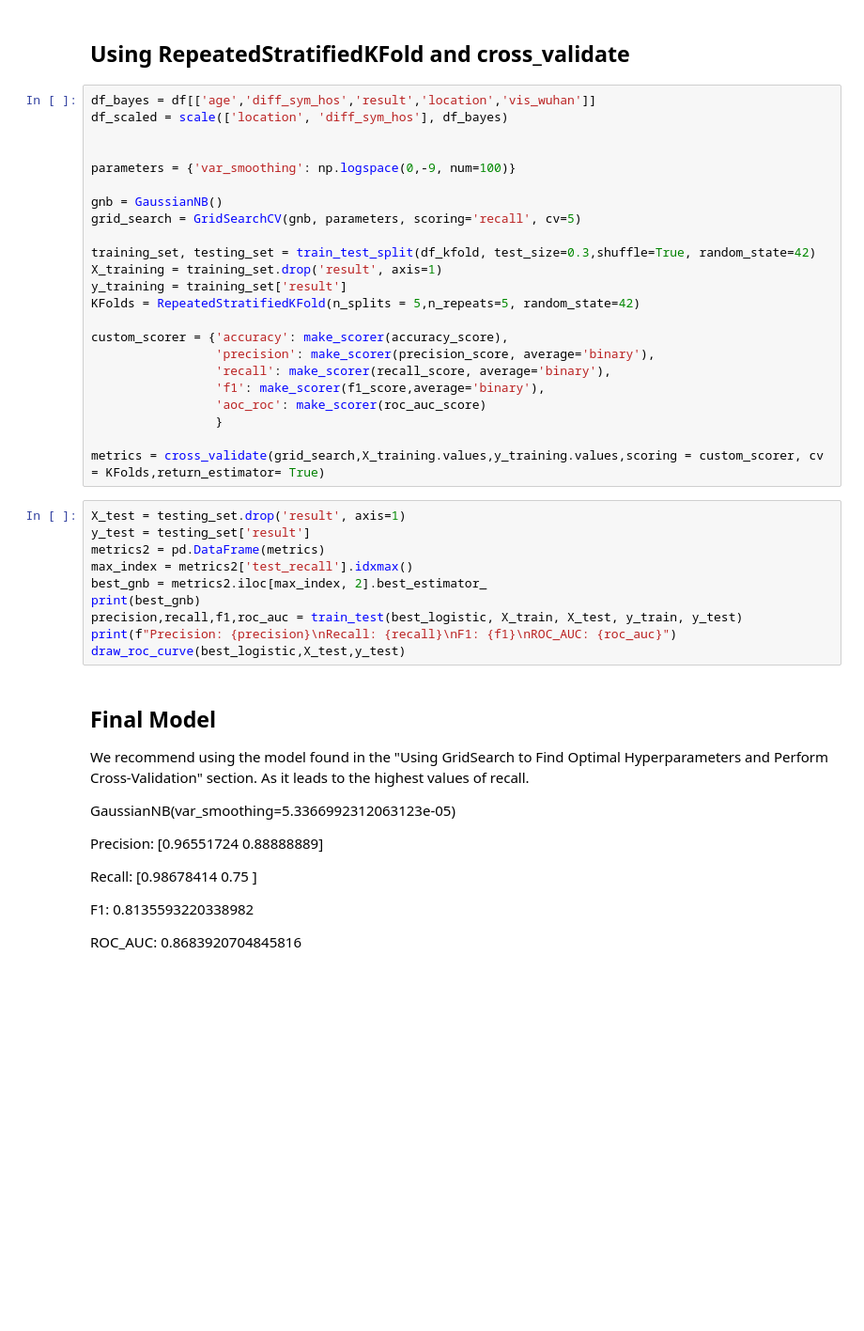
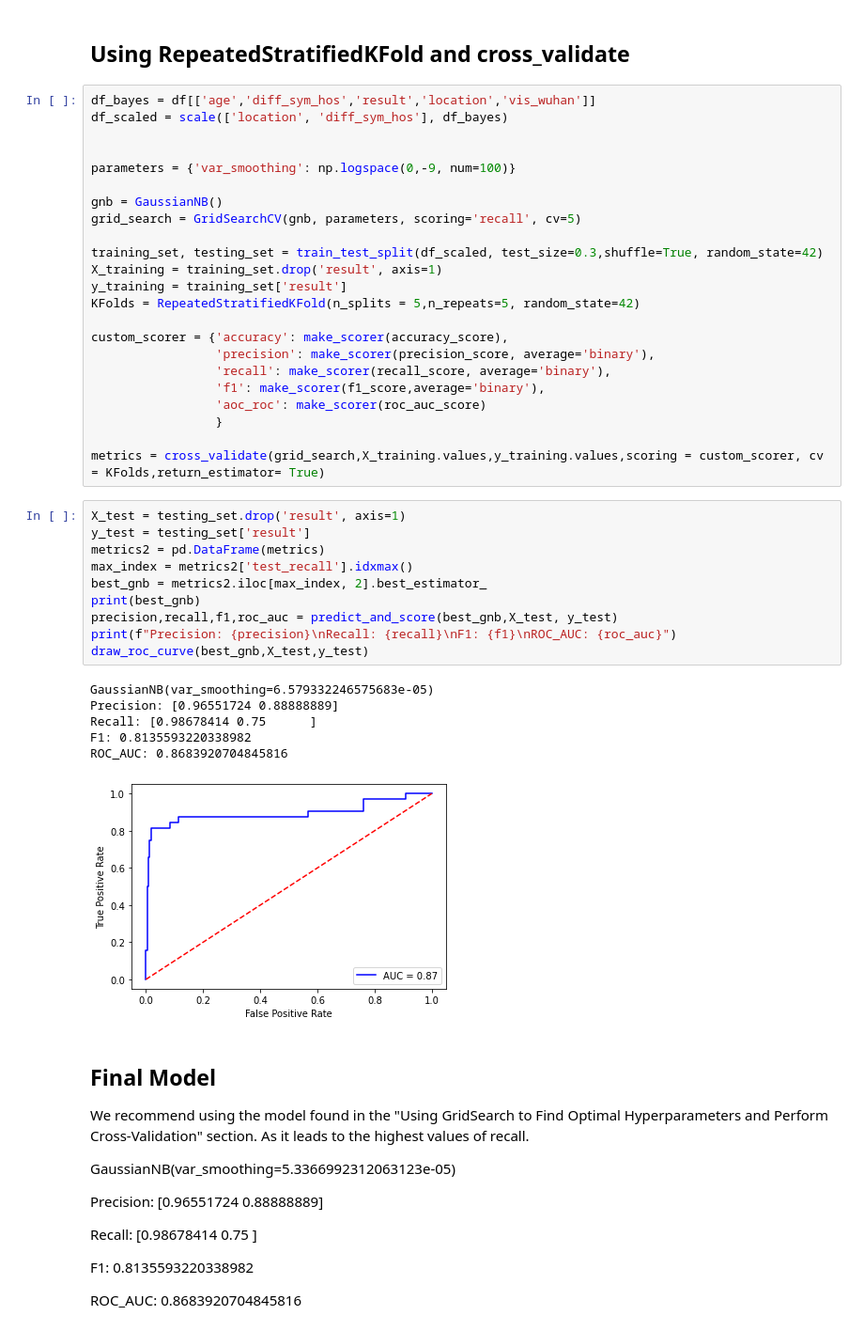
Before and after one commit to YMaher99/Machine-Learning-Course-Project, a Jupyter notebook: covid_merge.ipynb, the cells around one changed output. Shown at 94% size. Drawn from its saved outputs; the diff is of its cells as text; blank space fills up the shorter version.

```diff
--- a/covid_merge.ipynb
+++ b/covid_merge.ipynb
@@ -788,7 +843,7 @@ parameters = {'var_smoothing': np.logspace(0,-9, num=100)}
 gnb = GaussianNB()
 grid_search = GridSearchCV(gnb, parameters, scoring='recall', cv=5)
 
-training_set, testing_set = train_test_split(df_kfold, test_size=0.3,shuffle=True, random_state=42)
+training_set, testing_set = train_test_split(df_scaled, test_size=0.3,shuffle=True, random_state=42)
 X_training = training_set.drop('result', axis=1)
 y_training = training_set['result']
 KFolds = RepeatedStratifiedKFold(n_splits = 5,n_repeats=5, random_state=42)
@@ -804,13 +859,20 @@ metrics = cross_validate(grid_search,X_training.values,y_training.values,scoring
 # %%
 X_test = testing_set.drop('result', axis=1)
 y_test = testing_set['result']
 metrics2 = pd.DataFrame(metrics)
 max_index = metrics2['test_recall'].idxmax()
 best_gnb = metrics2.iloc[max_index, 2].best_estimator_
 print(best_gnb)
-precision,recall,f1,roc_auc = train_test(best_logistic, X_train, X_test, y_train, y_test)
+precision,recall,f1,roc_auc = predict_and_score(best_gnb,X_test, y_test)
 print(f"Precision: {precision}\nRecall: {recall}\nF1: {f1}\nROC_AUC: {roc_auc}")
-draw_roc_curve(best_logistic,X_test,y_test)
+draw_roc_curve(best_gnb,X_test,y_test)
+# %% [output]
+GaussianNB(var_smoothing=6.579332246575683e-05)
+Precision: [0.96551724 0.88888889]
+Recall: [0.98678414 0.75      ]
+F1: 0.8135593220338982
+ROC_AUC: 0.8683920704845816
+[figure, added]
 # %% [markdown]
 ## Final Model
 We recommend using the model found in the "Using GridSearch to Find Optimal Hyperparameters and Perform Cross-Validation" section. As it leads to the highest values of recall.
```
Also changed, not shown: parts of 10 cells of this notebook.
